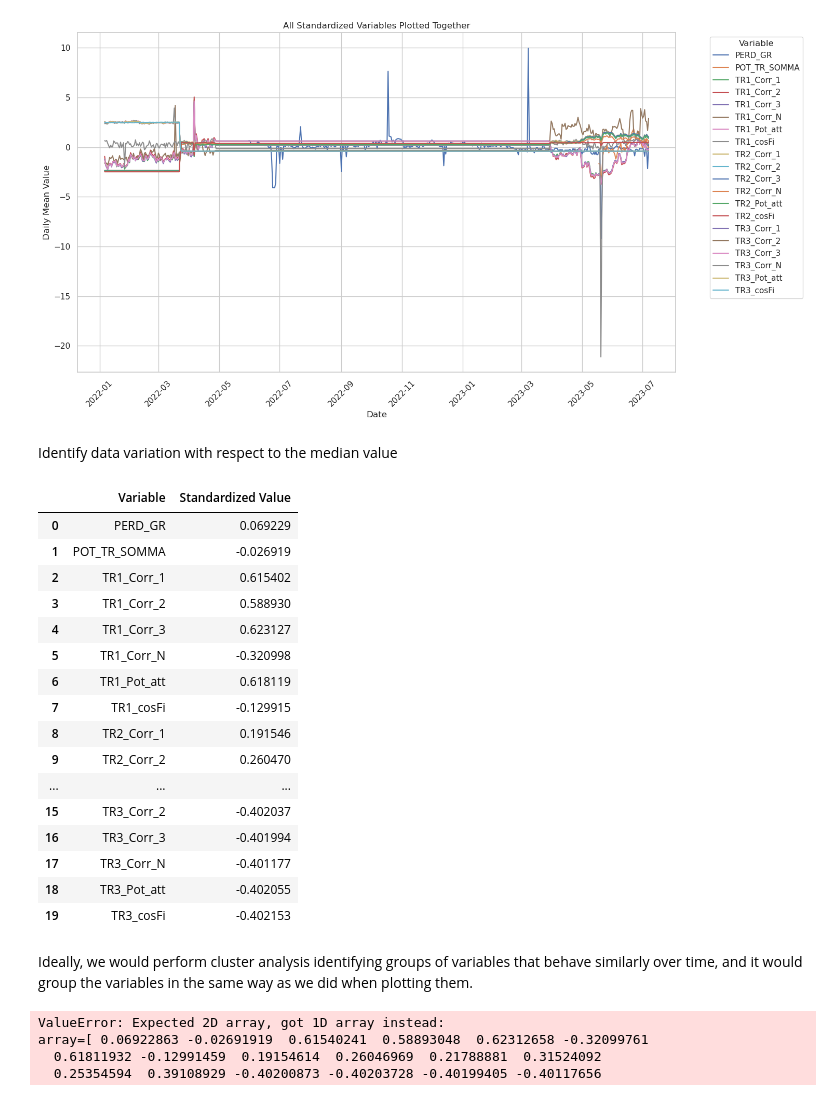
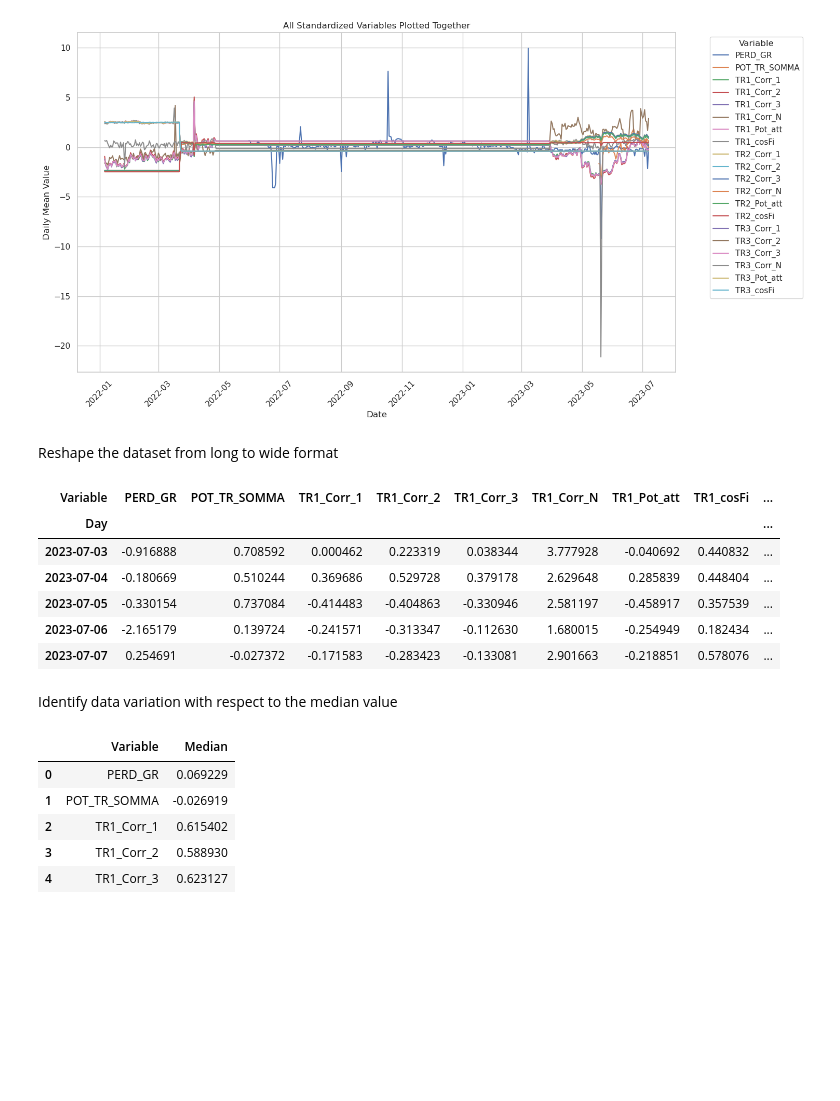
Before and after one commit to Matt17BR/ml4ds2324_cluster_analysis, a Jupyter notebook: scripts/exploratory_data_analysis.ipynb, the cells around one changed output. Cells and saved outputs as stored; diff of their text form; code cells hidden in the pictures; blank space fills up the shorter version.

Commit message:
Reshaped the standardized dataset

```diff
--- a/scripts/exploratory_data_analysis.ipynb
+++ b/scripts/exploratory_data_analysis.ipynb
@@ -228,54 +228,31 @@ plt.tight_layout()
 plt.show()
 # %% [output]
 [figure]
+# %% [markdown]
+Reshape the dataset from long to wide format
+# %%
+wide_std = standardized_data.pivot(index='Day', columns='Variable', values='Standardized Value')
+
+wide_std.tail()
+# %% [output]
+| Variable | PERD_GR | POT_TR_SOMMA | TR1_Corr_1 | TR1_Corr_2 | TR1_Corr_3 | TR1_Corr_N | TR1_Pot_att | TR1_cosFi | ... |
+| Day |  |  |  |  |  |  |  |  | ... |
+| 2023-07-03 | -0.916888 | 0.708592 | 0.000462 | 0.223319 | 0.038344 | 3.777928 | -0.040692 | 0.440832 | ... |
+| 2023-07-04 | -0.180669 | 0.510244 | 0.369686 | 0.529728 | 0.379178 | 2.629648 | 0.285839 | 0.448404 | ... |
+| 2023-07-05 | -0.330154 | 0.737084 | -0.414483 | -0.404863 | -0.330946 | 2.581197 | -0.458917 | 0.357539 | ... |
+| 2023-07-06 | -2.165179 | 0.139724 | -0.241571 | -0.313347 | -0.112630 | 1.680015 | -0.254949 | 0.182434 | ... |
+| 2023-07-07 | 0.254691 | -0.027372 | -0.171583 | -0.283423 | -0.133081 | 2.901663 | -0.218851 | 0.578076 | ... |
 # %% [markdown]
 Identify data variation with respect to the median value
 # %%
 # Calculating the median value for each standardized variable
-medians_standardized = standardized_data.groupby('Variable')['Standardized Value'].median().reset_index()
+medians_standardized = wide_std.median().reset_index().rename(columns={0: 'Median'})
 
-medians_standardized
+medians_standardized.head()
 # %% [output]
-|  | Variable | Standardized Value |
+|  | Variable | Median |
 | 0 | PERD_GR | 0.069229 |
 | 1 | POT_TR_SOMMA | -0.026919 |
 | 2 | TR1_Corr_1 | 0.615402 |
 | 3 | TR1_Corr_2 | 0.588930 |
 | 4 | TR1_Corr_3 | 0.623127 |
-| 5 | TR1_Corr_N | -0.320998 |
-| 6 | TR1_Pot_att | 0.618119 |
-| 7 | TR1_cosFi | -0.129915 |
-| 8 | TR2_Corr_1 | 0.191546 |
-| 9 | TR2_Corr_2 | 0.260470 |
-| ... | ... | ... |
-| 15 | TR3_Corr_2 | -0.402037 |
-| 16 | TR3_Corr_3 | -0.401994 |
-| 17 | TR3_Corr_N | -0.401177 |
-| 18 | TR3_Pot_att | -0.402055 |
-| 19 | TR3_cosFi | -0.402153 |
-# %% [markdown]
-Ideally, we would perform cluster analysis identifying groups of variables that behave similarly over time, and it would group the variables in the same way as we did when plotting them.
-# %%
-from sklearn.cluster import KMeans, DBSCAN
-
-# K-means clustering
-# For demonstration, let's choose a random number of clusters, say 3
-kmeans = KMeans(n_clusters=3, random_state=123)
-kmeans_clusters = kmeans.fit_predict(medians_standardized['Standardized Value'])
-
-# DBSCAN clustering
-# Using default parameters for demonstration
-dbscan = DBSCAN()
-dbscan_clusters = dbscan.fit_predict(medians_standardized['Standardized Value'])
-
-# Adding cluster labels to the median_values DataFrame
-medians_standardized['KMeans_Cluster'] = kmeans_clusters
-medians_standardized['DBSCAN_Cluster'] = dbscan_clusters
-
-# Display the first few rows of the DataFrame with cluster labels
-medians_standardized.head()
-# %% [output]
-ValueError: Expected 2D array, got 1D array instead:
-array=[ 0.06922863 -0.02691919  0.61540241  0.58893048  0.62312658 -0.32099761
-  0.61811932 -0.12991459  0.19154614  0.26046969  0.21788881  0.31524092
-  0.25354594  0.39108929 -0.40200873 -0.40203728 -0.40199405 -0.40117656
```
